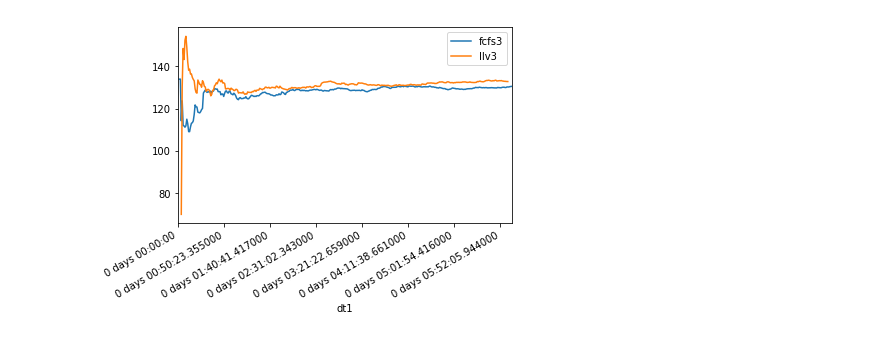
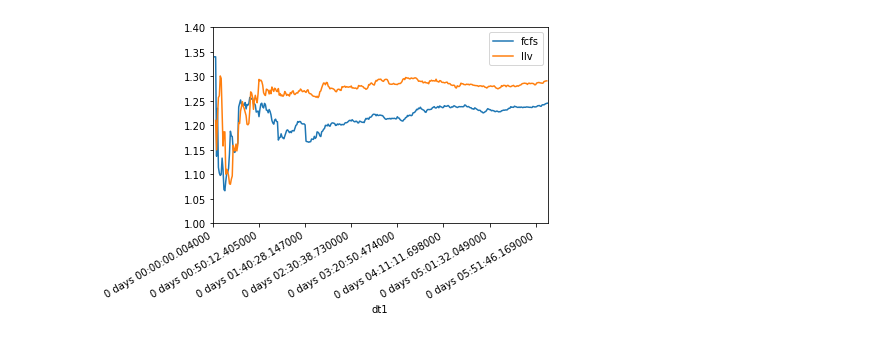
Before and after one commit to paulbalaji/drone-sim, a Jupyter notebook: codebase/analysis/analysis.ipynb, the cells around one changed output. Saved outputs shown, nothing was run; the diff lists cells and outputs as text; code cells hidden in the pictures.

```diff
--- a/codebase/analysis/analysis.ipynb
+++ b/codebase/analysis/analysis.ipynb
@@ -6,7 +6,7 @@ from dateutil.parser import *
 inputfile = "05jun_fcfs.txt"
 
 fcfs = pd.read_table("05jun_fcfs.txt", " ")
-llv = pd.read_table("05jun_llv.txt", " ")
+llv = pd.read_table("06jun_llv.txt", " ")
 # %%
 def cleanse(df):
     df['dt1'] = df['dt1'] + " " + df['dt2'] + " " + df['dt3'] + " " + df['dt4']
@@ -34,10 +28,14 @@ llv2 = llv.loc[llv['controller'] == 2]
-# %%
-yaxis = 'avgRevenuePerDelivery'
-ax = fcfs3.plot(x='dt1', y=yaxis)
-# fcfs2.plot(x='dt1', y=yaxis, ax=ax)
-llv3.plot(x='dt1', y=yaxis, ax=ax)
-# llv2.plot(x='dt1', y=yaxis, ax=ax)
-ax.legend(["fcfs3", "llv3"]);
-plt.show()
-# %% [output]
-[figure, removed]
+# %%
+yaxis = 'avgProfitPerDelivery'
+controller = 3;
+
+fcfsx = fcfs.loc[fcfs['controller'] == controller]
+llvx = llv.loc[llv['controller'] == controller]
+
+ax = fcfsx.plot(x='dt1', y=yaxis)
+llvx.plot(x='dt1', y=yaxis, ax=ax)
+ax.legend(["fcfs", "llv"]);
+ax.set_ylim([1, 1.4])
+plt.show()
+# %% [output]
+[figure, added]
```
Also changed, not shown: parts of 1 cell of this notebook, 1 other file.
